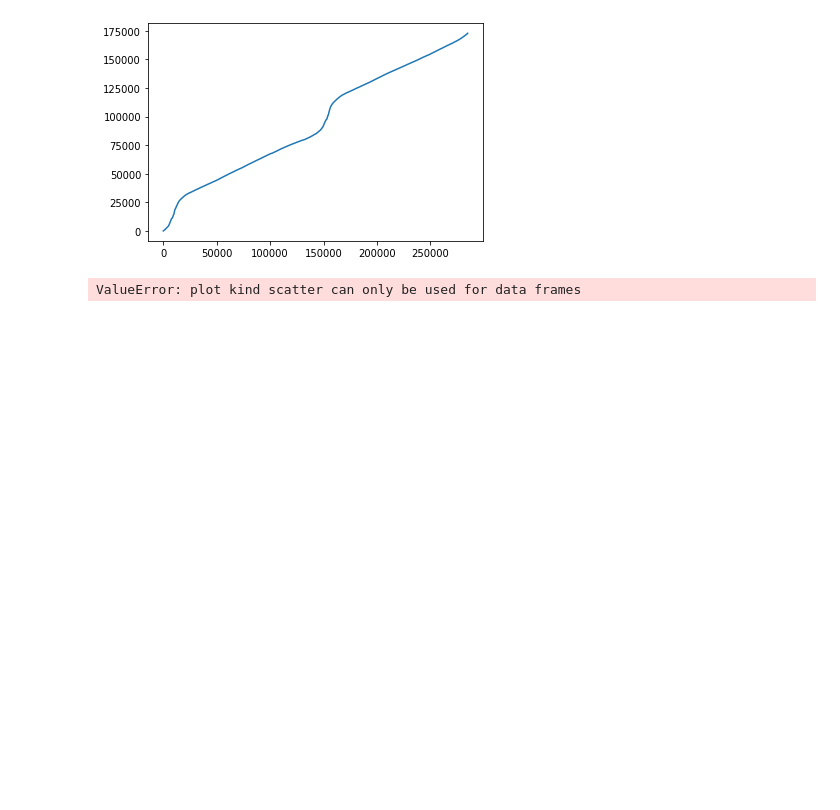
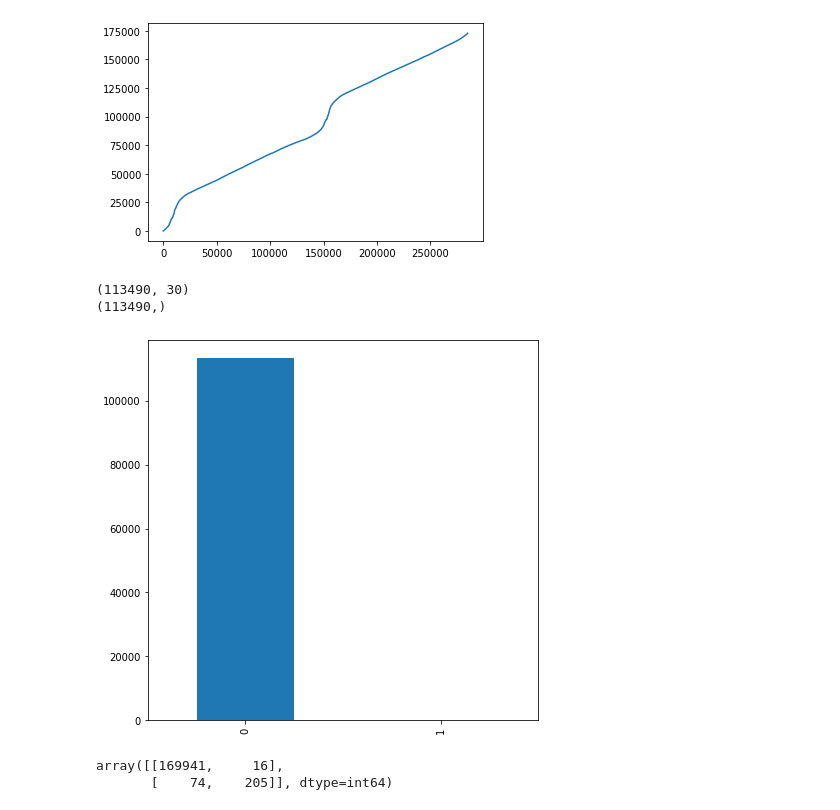
Before and after one commit to sapk-pa1/Credit_Card_Fraud_Detection, a Jupyter notebook: main.ipynb, the cells around one changed output. Saved outputs shown, nothing was run; the diff lists cells and outputs as text; code cells hidden in the pictures; blank space fills up the shorter version.

Commit message:
classification with the unbalanced data sets done

```diff
--- a/main.ipynb
+++ b/main.ipynb
@@ -136,5 +136,21 @@ creditcard.Time.plot()
 <AxesSubplot:>
 [figure]
 # %%
+x = creditcard.drop("Class", axis = 1)
+y =creditcard.Class
-# %% [output]
-ValueError: plot kind scatter can only be used for data frames
+# %%
+from sklearn.model_selection import train_test_split
+x_train, x_test,y_train, y_test = train_test_split(x, y, test_size=0.6 , random_state = 33)
+# %%
+print(x_train.shape)
+print(y_train.shape)
+# %% [output]
+(113490, 30)
+(113490,)
+# %%
+plt.figure(figsize = (7,7))
+y_train.value_counts().plot(kind = 'bar');
+# There is vast difference with the number of the valid transactions to the fradulent transactions
+# first lets make the model without balancing the data sets and then we try to use the same model with the balanced data sets
+# %% [output]
+[figure, added]
@@ -140,0 +167,5 @@ ValueError: plot kind scatter can only be used for data frames
+# %%
+conf_m
+# %% [output]
+array([[169941,     16],
+       [    74,    205]], dtype=int64)
```
Also changed, not shown: parts of 5 cells of this notebook.
